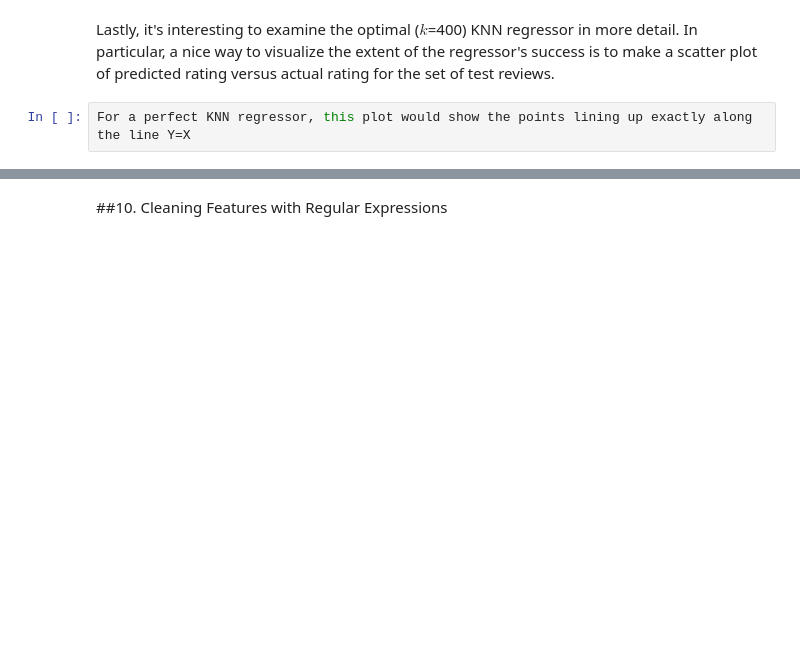
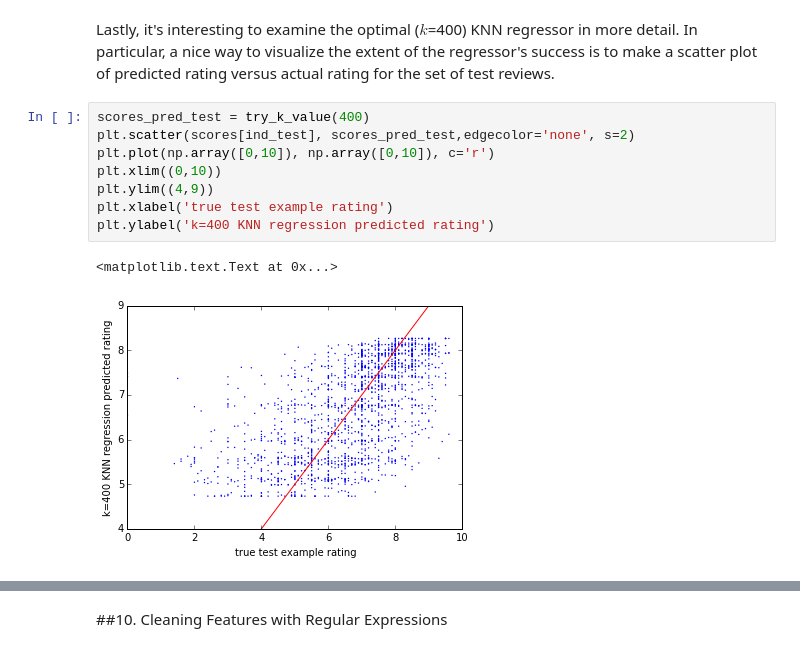
Before and after one commit to ameisner/ac209_project, a Jupyter notebook: pb_classification.ipynb, the cells around one changed output, grey strips where cells are left out. Drawn from its saved outputs; the diff is of its cells as text; blank space fills up the shorter version.

```diff
--- a/pb_classification.ipynb
+++ b/pb_classification.ipynb
@@ -517,5 +517,14 @@ It's also useful to try to understand the fact that the optimal $k$ value is 400
 # %% [markdown]
 Lastly, it's interesting to examine the optimal ($k$=400) KNN regressor in more detail. In particular, a nice way to visualize
 the extent of the regressor's success is to make a scatter plot of predicted rating versus actual rating for the set of test reviews.
-# %%
-For a perfect KNN regressor, this plot would show the points lining up exactly along the line Y=X
+# %%
+scores_pred_test = try_k_value(400)
+plt.scatter(scores[ind_test], scores_pred_test,edgecolor='none', s=2)
+plt.plot(np.array([0,10]), np.array([0,10]), c='r')
+plt.xlim((0,10))
+plt.ylim((4,9))
+plt.xlabel('true test example rating')
+plt.ylabel('k=400 KNN regression predicted rating')
+# %% [output]
+<matplotlib.text.Text at 0x...>
+[figure, added]
```
Also changed, not shown: parts of 2 cells of this notebook.
